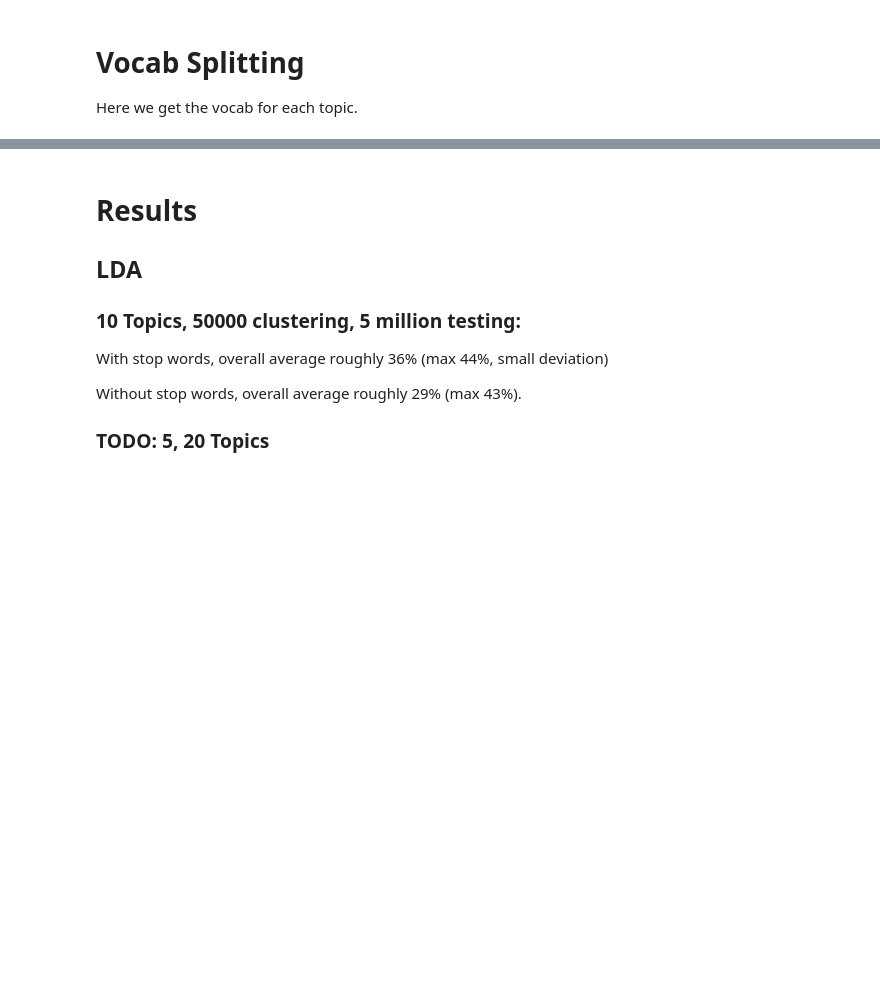
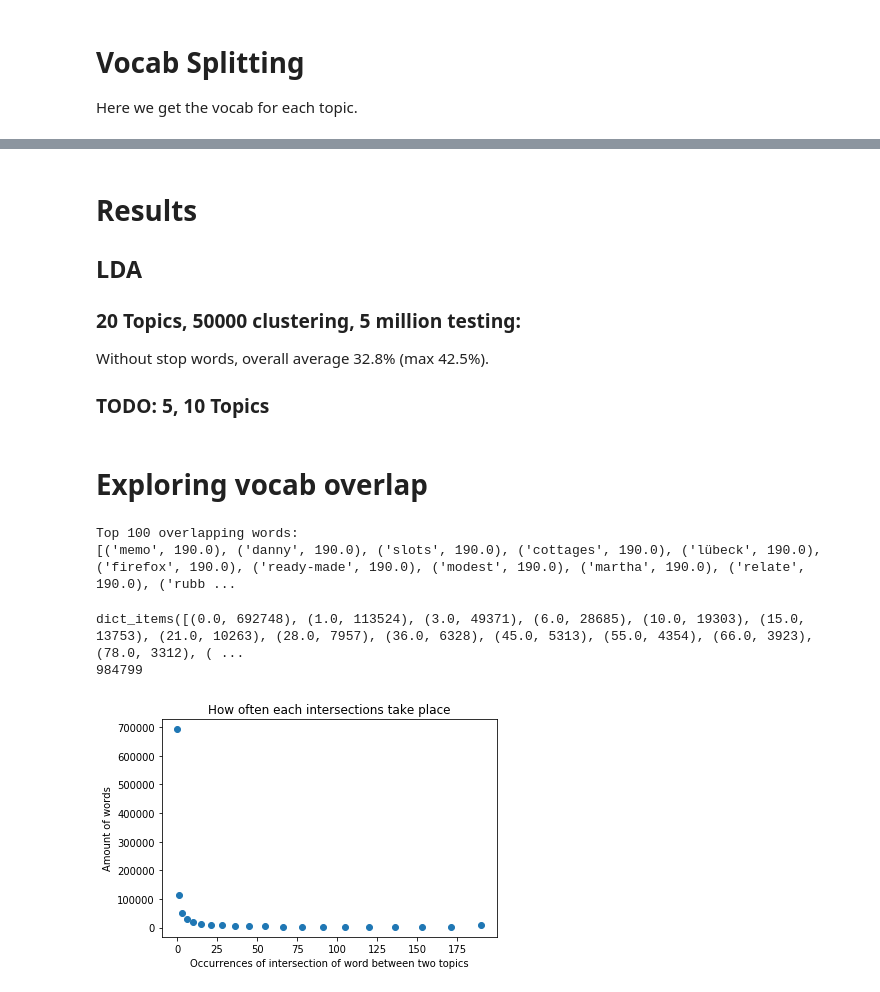
Before and after one commit to nikita6187/NMT, a Jupyter notebook: topic-factorization/exploration_ip.ipynb, the cells around one changed output, grey strips where cells are left out. Saved outputs shown, nothing was run; the diff lists cells and outputs as text; code cells hidden in the pictures; blank space fills up the shorter version.

```diff
--- a/topic-factorization/exploration_ip.ipynb
+++ b/topic-factorization/exploration_ip.ipynb
@@ -127,11 +127,11 @@ def get_word_count(word_list):
     """
     word_count = {}
     for line in word_list:
-        for word, val in Counter(line).most_common():
+        for word in line:
             if word in word_count:
-                word_count[word] += val
+                word_count[word] += 1
             else:
-                word_count[word] = val
+                word_count[word] = 1
 
     return sorted(word_count.items(), key=operator.itemgetter(1))
 
@@ -148,6 +148,8 @@ def get_topics_lda(word_list, dictionary, num_topics=10):
 
     return topics, ldamodel, corpus, dictionary
 
+num_topics = 20
+
 import random
 l = random.sample(l_raw, 50000)
 
@@ -160,7 +162,7 @@ print("Vocab size full: " + str(len(get_word_count(word_list=wl_full))))
 dictionary = corpora.Dictionary(wl_full)
 print("Finished Dictionary")
 
-t, ldamodel,_, dictionary = get_topics_lda(word_list=preprocess_all_words(wl), dictionary=dictionary)
+t, ldamodel,_, dictionary = get_topics_lda(word_list=preprocess_all_words(wl), dictionary=dictionary, num_topics=num_topics)
 # %% [output]
 [nltk_data] Downloading package wordnet to /home/nikita/nltk_data...
 [nltk_data]   Package wordnet is already up-to-date!
@@ -308,10 +349,44 @@ Max
 
 
 ## LDA
-### 10 Topics, 50000 clustering, 5 million testing:
 
-With stop words, overall average roughly 36% (max 44%, small deviation)
+### 20 Topics, 50000 clustering, 5 million testing:
 
-Without stop words, overall average roughly 29% (max 43%).
+Without stop words, overall average 32.8% (max 42.5%).
 
-### TODO: 5, 20 Topics
+
+### TODO: 5, 10 Topics
+# %% [markdown]
+# Exploring vocab overlap
+# %%
+vocab_overlap_list = [(word, np.sum(over_lap_vocab[word])) for word in over_lap_vocab]
+sort_vocab_overlap = sorted(vocab_overlap_list, key=lambda tup: tup[1])
+
+print("Top 100 overlapping words: ")
+print(sort_vocab_overlap[-100:-1])
+# %% [output]
+Top 100 overlapping words:
+[('memo', 190.0), ('danny', 190.0), ('slots', 190.0), ('cottages', 190.0), ('lübeck', 190.0), ('firefox', 190.0), ('ready-made', 190.0), ('modest', 190.0), ('martha', 190.0), ('relate', 190.0), ('rubb ...
+# %%
+over_lap_distribution = {}
+for word, count in sort_vocab_overlap:
+    if count in over_lap_distribution:
+        over_lap_distribution[count] += 1
+    else:
+        over_lap_distribution[count] = 1
+
+over_lap_distribution = over_lap_distribution.items()
+print(over_lap_distribution)
+print(sum([v[1] for v in over_lap_distribution]))
+
+%matplotlib inline
+import matplotlib.pyplot as plt
+plt.scatter(*zip(*over_lap_distribution))
+plt.title("How often each intersections take place")
+plt.xlabel("Occurrences of intersection of word between two topics")
+plt.ylabel("Amount of words")
+plt.show()
+# %% [output]
+dict_items([(0.0, 692748), (1.0, 113524), (3.0, 49371), (6.0, 28685), (10.0, 19303), (15.0, 13753), (21.0, 10263), (28.0, 7957), (36.0, 6328), (45.0, 5313), (55.0, 4354), (66.0, 3923), (78.0, 3312), ( ...
+984799
+[figure, added]
```
Also changed, not shown: parts of 4 cells of this notebook.
